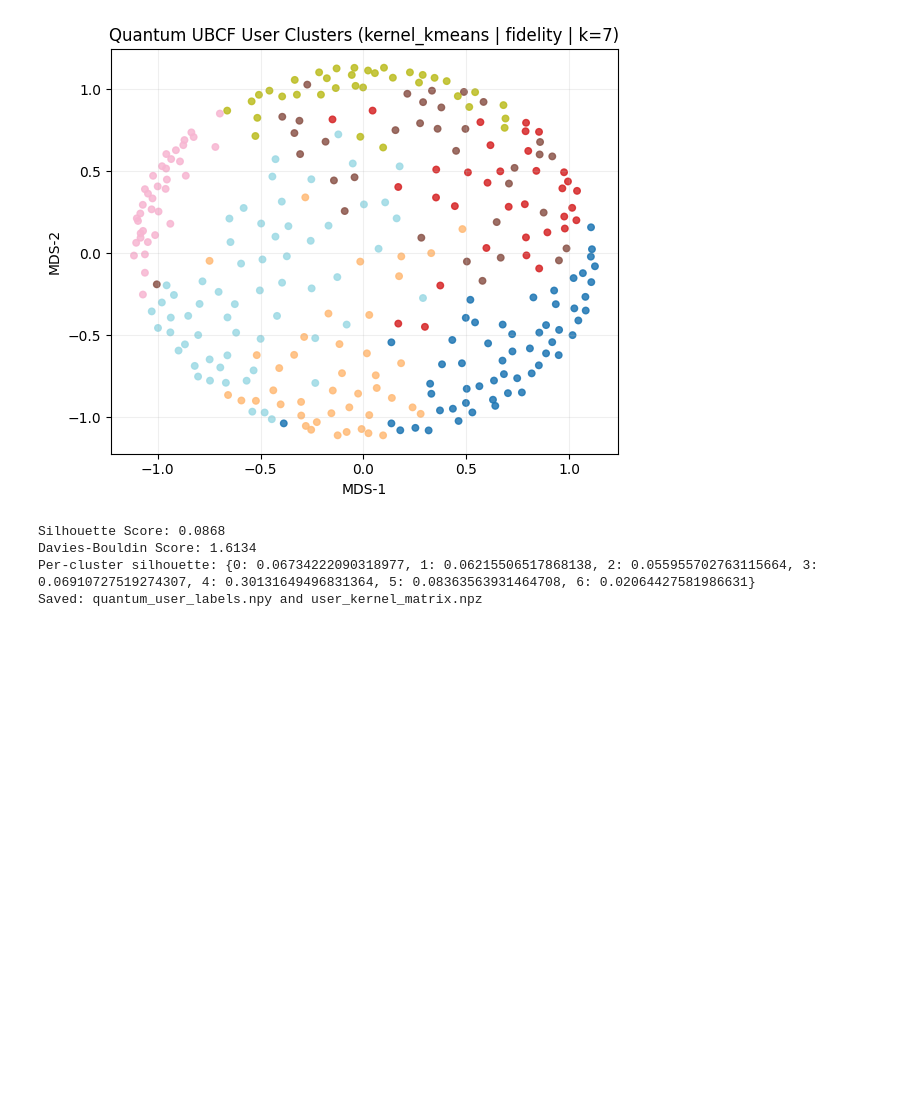
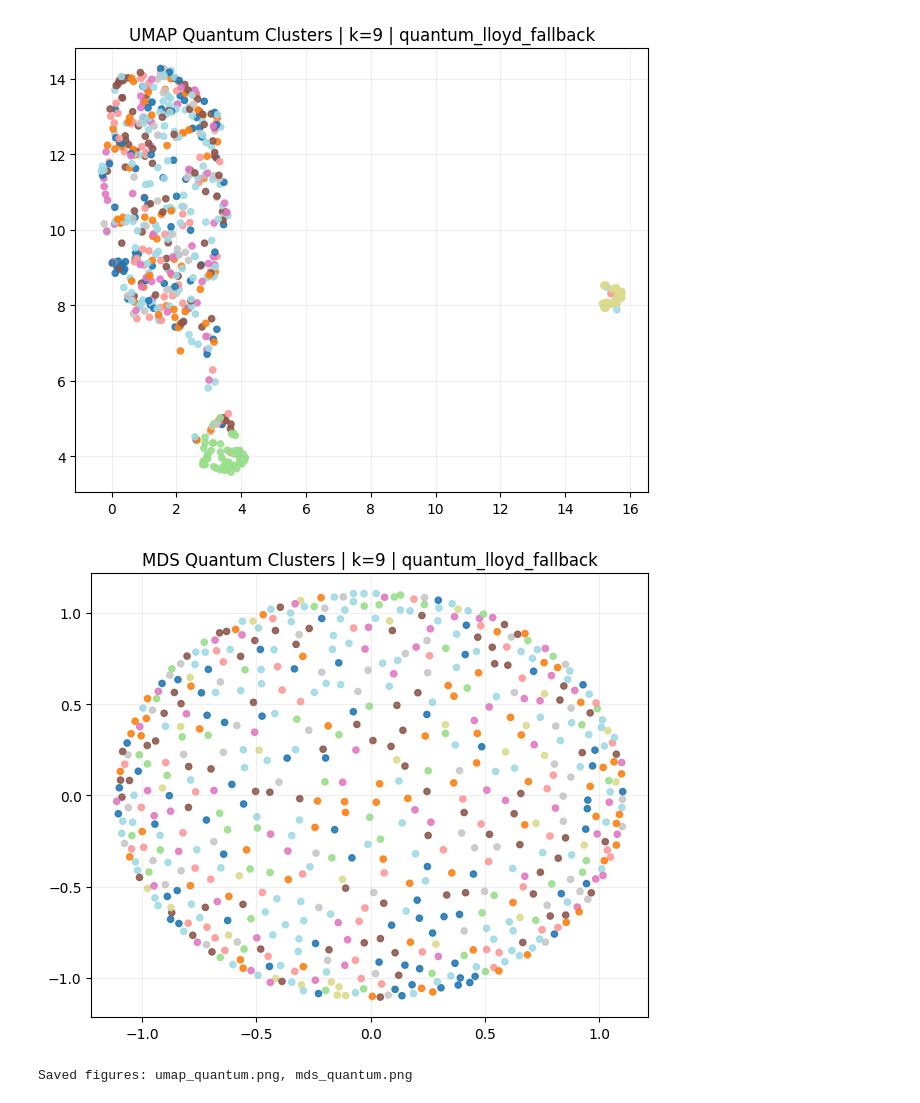
Before and after one commit to ApinisAtvars/Quantum-Enhanced-Smart-Shopping-Experience, a Jupyter notebook: QACF/03_quantum_prototype_ubcf.ipynb, the cells around one changed output. Drawn from its saved outputs; the diff is of its cells as text; code cells hidden in the pictures; blank space fills up the shorter version.

Commit message:
final optimization quantum only

```diff
--- a/QACF/03_quantum_prototype_ubcf.ipynb
+++ b/QACF/03_quantum_prototype_ubcf.ipynb
@@ -512,28 +665,39 @@ Saved: quantum_user_labels.npy
 # %%
-# Visualization and validation metrics
-xy = MDS(n_components=2, dissimilarity="precomputed", random_state=SEED).fit_transform(dmat)
-sil_score = float(silhouette_score(dmat, quantum_user_labels, metric="precomputed"))
-sil_vals = silhouette_samples(dmat, quantum_user_labels, metric="precomputed")
-clusters = np.unique(quantum_user_labels)
-cluster_breakdown = {int(c): float(np.mean(sil_vals[quantum_user_labels == c])) for c in clusters}
-db_score = float(davies_bouldin_score(xy, quantum_user_labels))
+# Cell 5 — Visualization (UMAP precomputed + MDS comparison)
+xy_mds = MDS(n_components=2, dissimilarity="precomputed", random_state=SEED).fit_transform(dmat)
 
-plt.figure(figsize=(6, 5))
-plt.scatter(xy[:, 0], xy[:, 1], c=quantum_user_labels, s=22, cmap="tab20", alpha=0.85)
-plt.title(f"Quantum UBCF User Clusters ({best_method} | {best_kernel_name} | k={best_k})")
-plt.xlabel("MDS-1")
-plt.ylabel("MDS-2")
-plt.grid(alpha=0.2)
+if UMAP_AVAILABLE:
+    xy_umap = umap.UMAP(n_components=2, metric="precomputed", random_state=SEED).fit_transform(dmat)
+else:
+    xy_umap = xy_mds.copy()
+    print("UMAP not available; using MDS coordinates for UMAP panel.")
+
+best_k = best.get("k", "n/a") if isinstance(best, dict) else "n/a"
+if isinstance(best, dict) and ("kernel" in best and "mode" in best):
+    best_desc = f"{best['kernel']}/{best['mode']}"
+elif isinstance(best, dict) and "method" in best:
+    best_desc = str(best["method"])
+else:
+    best_desc = "quantum"
+
+fig1, ax1 = plt.subplots(figsize=(6.3, 5.2))
+ax1.scatter(xy_umap[:, 0], xy_umap[:, 1], c=quantum_user_labels, s=20, cmap="tab20", alpha=0.88)
+ax1.set_title(f"UMAP Quantum Clusters | k={best_k} | {best_desc}")
+ax1.grid(alpha=0.2)
 plt.tight_layout()
+plt.savefig(OUT_DIR / "umap_quantum.png", dpi=220, bbox_inches="tight")
 plt.show()
 
-print(f"Silhouette Score: {sil_score:.4f}")
-print(f"Davies-Bouldin Score: {db_score:.4f}")
-print("Per-cluster silhouette:", cluster_breakdown)
-print("Saved: quantum_user_labels.npy and user_kernel_matrix.npz")
+fig2, ax2 = plt.subplots(figsize=(6.3, 5.2))
+ax2.scatter(xy_mds[:, 0], xy_mds[:, 1], c=quantum_user_labels, s=20, cmap="tab20", alpha=0.88)
+ax2.set_title(f"MDS Quantum Clusters | k={best_k} | {best_desc}")
+ax2.grid(alpha=0.2)
+plt.tight_layout()
+plt.savefig(OUT_DIR / "mds_quantum.png", dpi=220, bbox_inches="tight")
+plt.show()
+
+print("Saved figures: umap_quantum.png, mds_quantum.png")
 # %% [output]
-[figure, old version]
+[figure, new version]
+[figure, added]
-Silhouette Score: 0.0868
-Davies-Bouldin Score: 1.6134
-Per-cluster silhouette: {0: 0.06734222090318977, 1: 0.06215506517868138, 2: 0.055955702763115664, 3: 0.06910727519274307, 4: 0.30131649496831364, 5: 0.08363563931464708, 6: 0.02064427581986631}
-Saved: quantum_user_labels.npy and user_kernel_matrix.npz
+Saved figures: umap_quantum.png, mds_quantum.png
```
Also changed, not shown: parts of 16 cells of this notebook, 4 other files.
